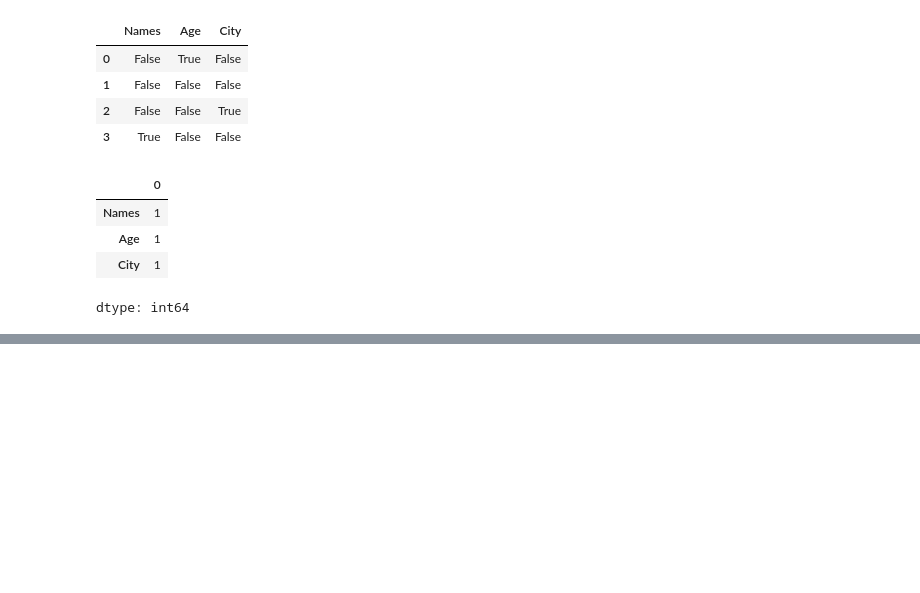
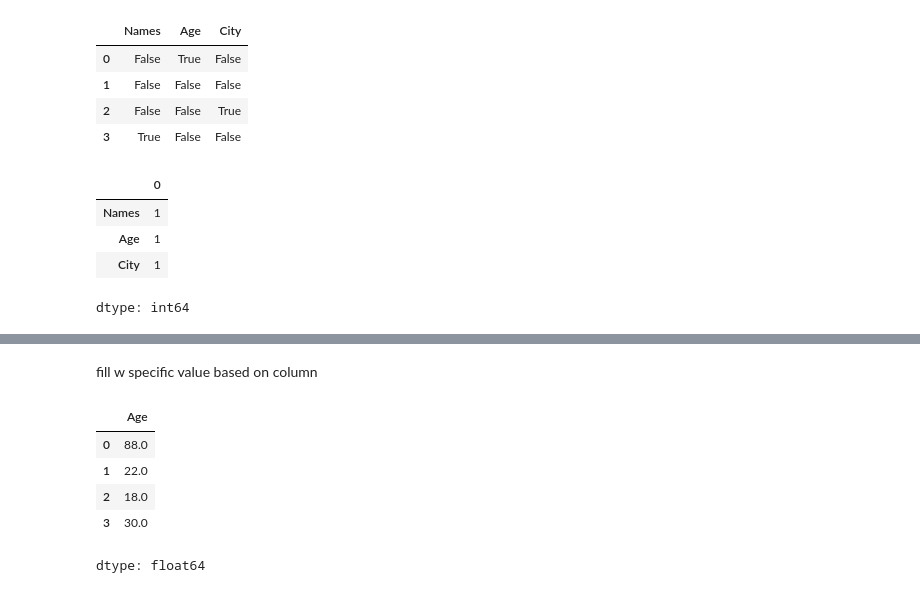
Before and after one commit to Shamitha018/Pandas, a Jupyter notebook: O_15_12_2025_pandas_session_9_missing_values.ipynb, the cells around one changed output, grey strips where cells are left out. Saved outputs shown, nothing was run; the diff lists cells and outputs as text; code cells hidden in the pictures; blank space fills up the shorter version.

```diff
--- a/O_15_12_2025_pandas_session_9_missing_values.ipynb
+++ b/O_15_12_2025_pandas_session_9_missing_values.ipynb
@@ -44,0 +144,12 @@ Difference between NaN and None
+# %% [markdown]
+fill w specific value based on column
+# %%
+d1['Age'].fillna(88)
+#d1['Age'] = d1['Age'].fillna(66, inplace = true)
+# %% [output]
+|  | Age |
+| 0 | 88.0 |
+| 1 | 22.0 |
+| 2 | 18.0 |
+| 3 | 30.0 |
+dtype: float64
```
Also changed, not shown: parts of 22 cells of this notebook.
